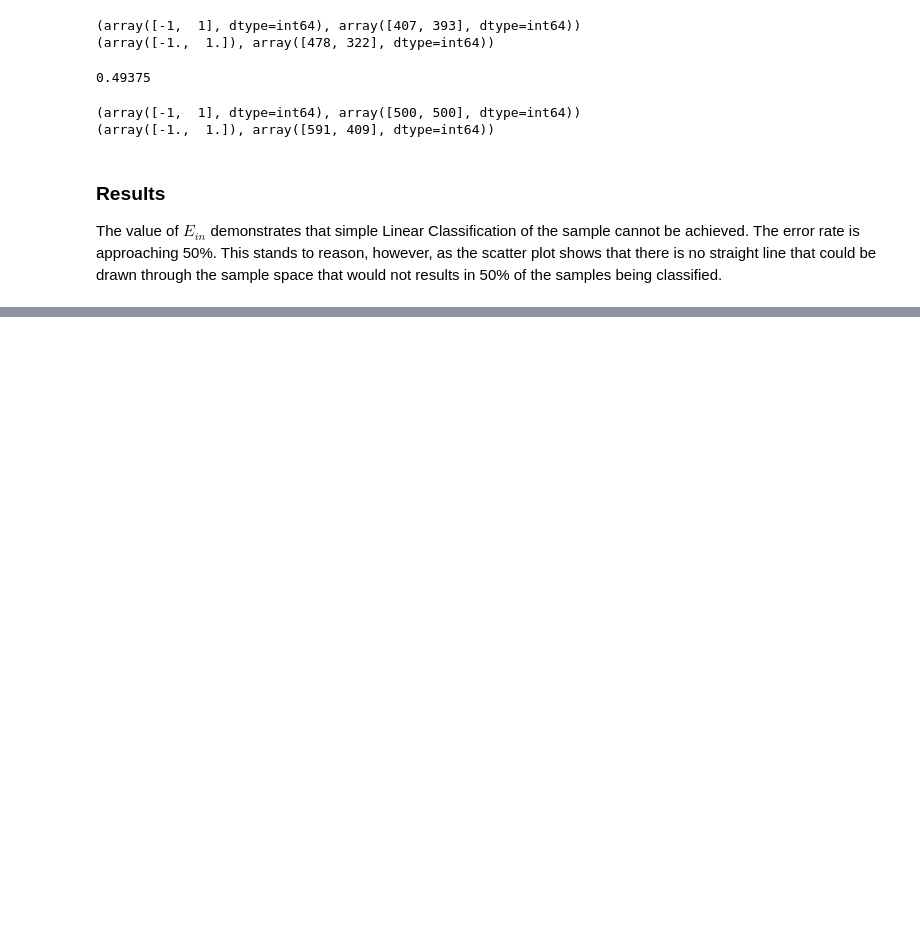
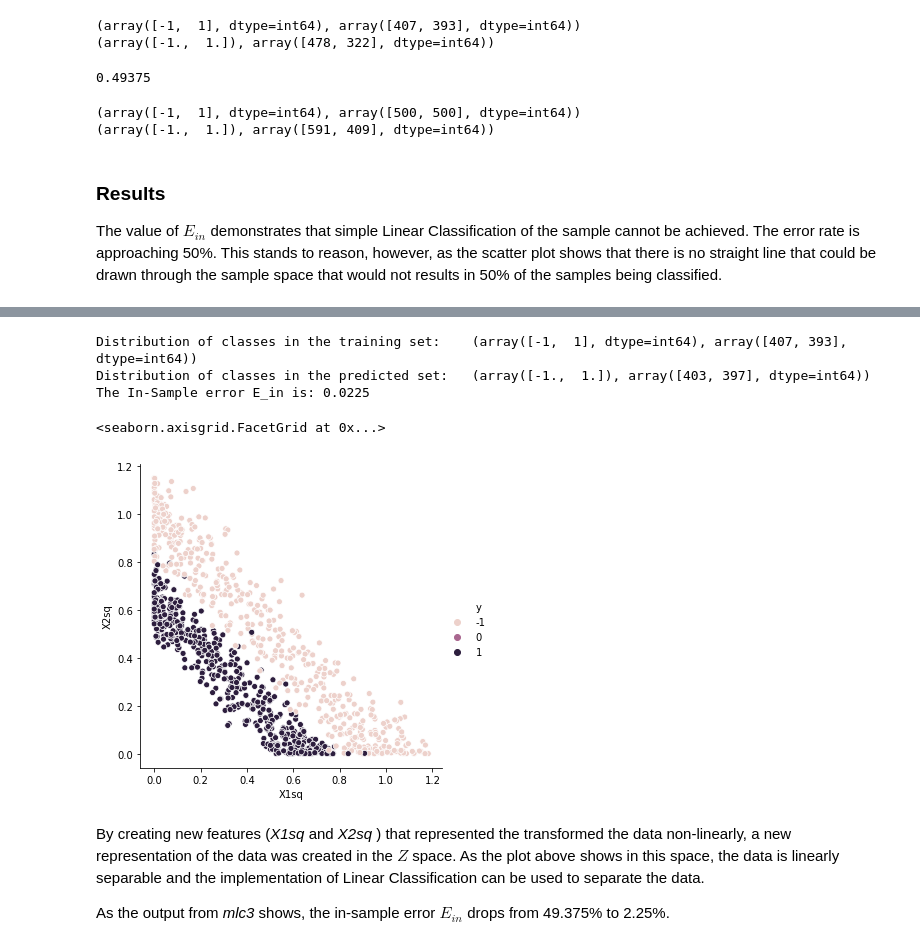
Before and after one commit to vipulpopat/MSCAI_Sem1_Etivity3, a Jupyter notebook: Etivity3_LinearClassification_18195326.ipynb, the cells around one changed output, grey strips where cells are left out. Saved outputs shown, nothing was run; the diff lists cells and outputs as text; code cells hidden in the pictures; blank space fills up the shorter version.

```diff
--- a/Etivity3_LinearClassification_18195326.ipynb
+++ b/Etivity3_LinearClassification_18195326.ipynb
@@ -122,0 +149,27 @@ The value of $E_{in}$ demonstrates that simple Linear Classification of the samp
+# %%
+mlc3 = MyLinearClassifier()
+mlc3.fit(X_new_train, y_train)
+
+y_hat = mlc3.predict(X_new_train)
+
+print(f"Distribution of classes in the training set:\t{np.unique(y_train, return_counts=True)}")
+print(f"Distribution of classes in the predicted set:\t{np.unique(y_hat, return_counts=True)}")
+
+e_in = calc_error(y_hat, y_train)
+print(f"The In-Sample error E_in is: {e_in}")
+# %% [output]
+Distribution of classes in the training set:    (array([-1,  1], dtype=int64), array([407, 393], dtype=int64))
+Distribution of classes in the predicted set:   (array([-1.,  1.]), array([403, 397], dtype=int64))
+The In-Sample error E_in is: 0.0225
+# %%
+tf['X1sq'] = tf['X1']**2
+tf['X2sq'] = tf['X2']**2
+
+sns.relplot(x='X1sq', y='X2sq', hue='y', data=tf)
+# %% [output]
+<seaborn.axisgrid.FacetGrid at 0x...>
+[figure, added]
+# %% [markdown]
+By creating new features (_X1sq_ and _X2sq_ ) that represented the transformed the data non-linearly, a new representation of the data was created in the $Z$ space.  As the plot above shows in this space, the data is linearly separable and the implementation of Linear Classification can be used to separate the data.
+
+As the output from _mlc3_ shows, the in-sample error $E_{in}$ drops from 49.375% to 2.25%.
```
Also changed, not shown: parts of 4 cells of this notebook.
